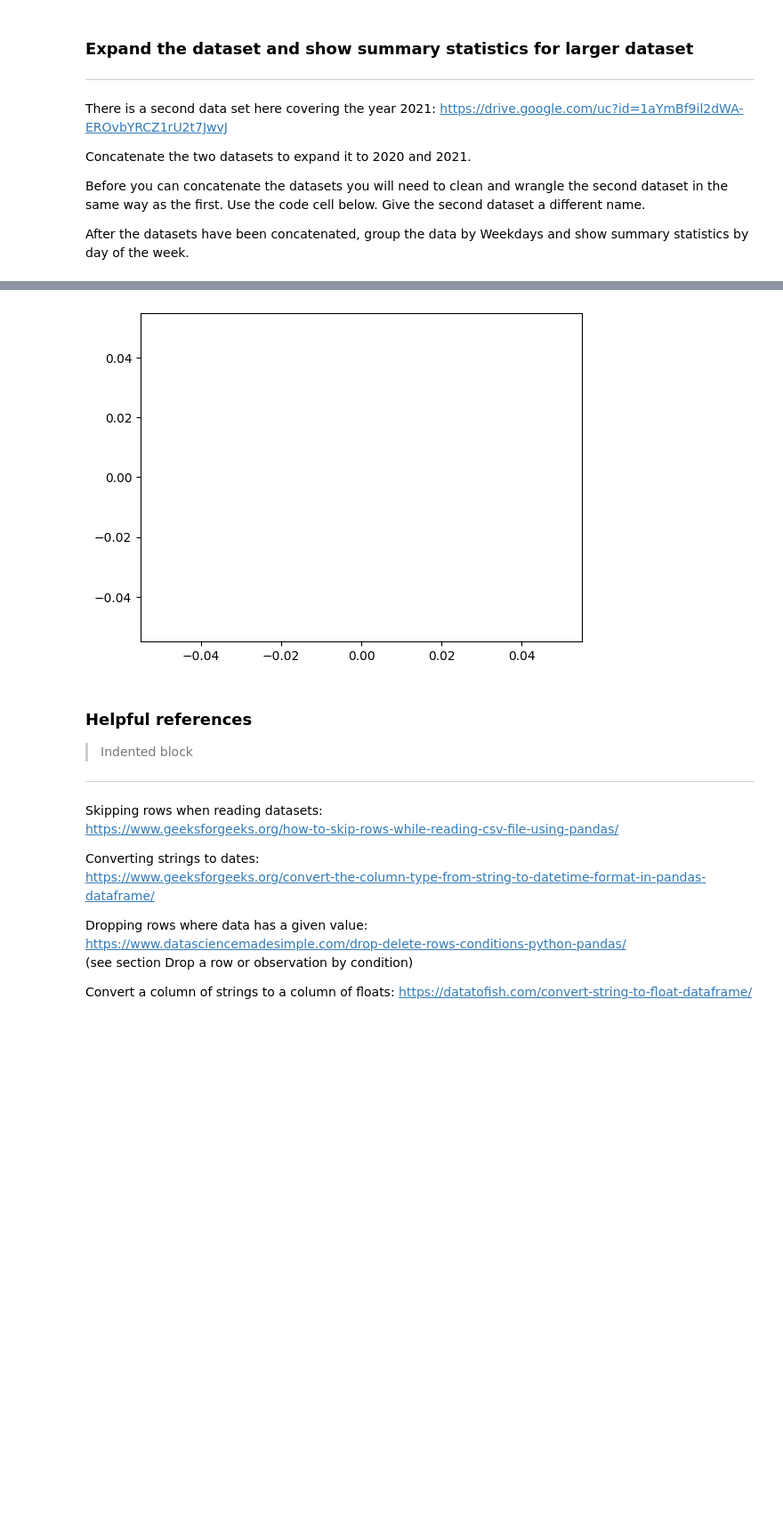
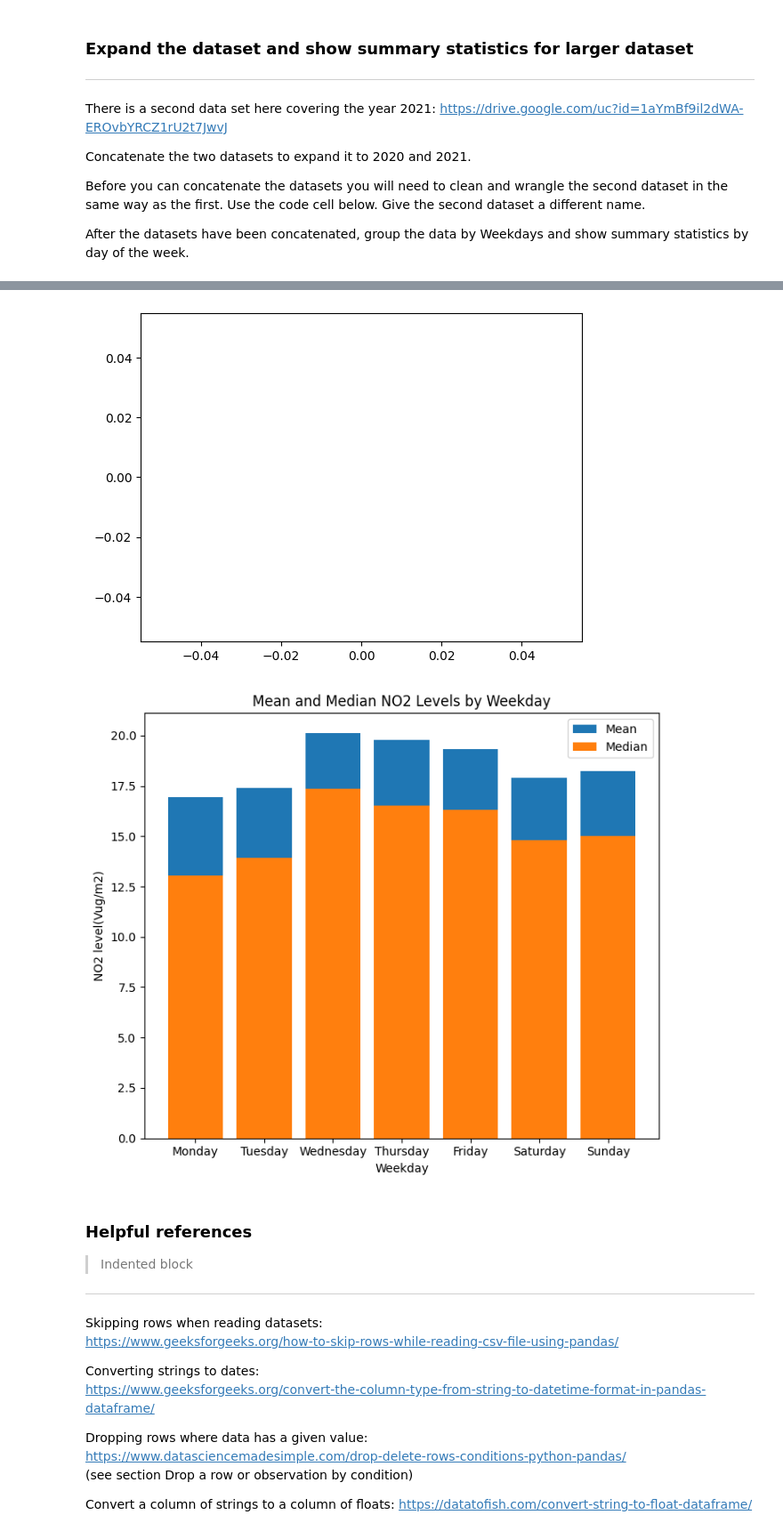
Before and after one commit to Anjelene-antonisamy/Python-Data, a Jupyter notebook: Copy_of_Copy_of_Copy_of_Copy_of_Air_quality_mini_project.ipynb, the cells around one changed output, grey strips where cells are left out. Shown at 89% size. Saved outputs shown, nothing was run; the diff lists cells and outputs as text; code cells hidden in the pictures; blank space fills up the shorter version.

```diff
--- a/Copy_of_Copy_of_Copy_of_Copy_of_Air_quality_mini_project.ipynb
+++ b/Copy_of_Copy_of_Copy_of_Copy_of_Air_quality_mini_project.ipynb
@@ -98,33 +98,47 @@ print(rename1)
 concatdf=pd.concat([rename, rename1], axis=0)
 print(concatdf)
 concatdf.info()
 weekdaysort = concatdf.groupby('weekday')
 print(weekdaysort)
 summary_weekdaysort = weekdaysort.agg(['mean', 'median', 'std'])
 print(summary_weekdaysort)
 import matplotlib.pyplot as plt
 data=[summary_weekdaysort]
 plt.plot()
 plt.show()
+import matplotlib.pyplot as plt
+mean_values = summary_weekdaysort['NO2 level(Vug/m2)', 'mean']
+median_values = summary_weekdaysort['NO2 level(Vug/m2)', 'median']
+weekdays = ['Monday', 'Tuesday', 'Wednesday', 'Thursday', 'Friday', 'Saturday', 'Sunday']
+plt.figure(figsize=(7, 6))
+plt.bar(weekdays, mean_values, label='Mean')
+plt.bar(weekdays, median_values, label='Median')
+plt.xlabel('Weekday')
+plt.ylabel('NO2 level(Vug/m2)')
+plt.title('Mean and Median NO2 Levels by Weekday')
+plt.legend()
+plt.tight_layout()
+plt.show()
 # %% [output]
 <class 'pandas.core.frame.DataFrame'>
 RangeIndex: 8760 entries, 0 to 8759
 Data columns (total 4 columns):
  #   Column            Non-Null Count  Dtype
 ---  ------            --------------  -----
  0   Date              8760 non-null   object
  1   Time              8760 non-null   object
  2   Nitrogen dioxide  8760 non-null   object
  3   Status            8760 non-null   object
 dtypes: object(4)
 memory usage: 273.9+ KB
            Date   Time  NO2 level(Vug/m2)   Status  weekday
 ... (59 lines left out)
 3               19.794506  16.51586  13.521275
 4               19.307867  16.28854  12.660420
 5               17.878773  14.78142  12.576080
 6               18.217851  15.02312  12.787779
 [figure]
+[figure, added]
 # %% [markdown]
 ### Helpful references
 
```
